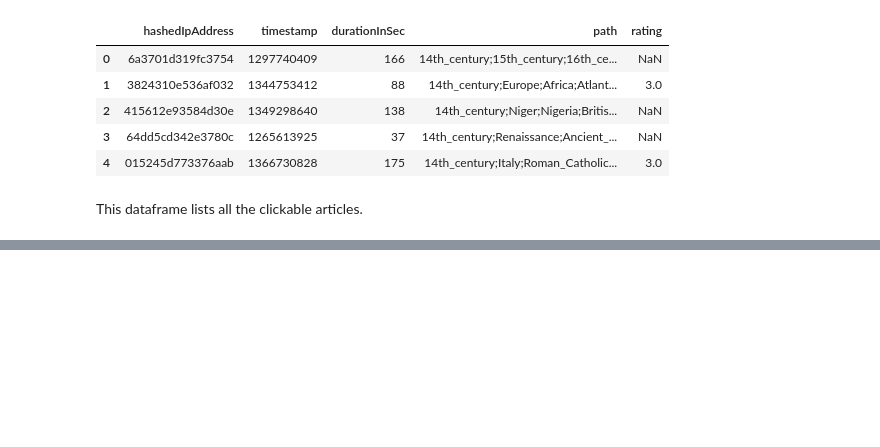
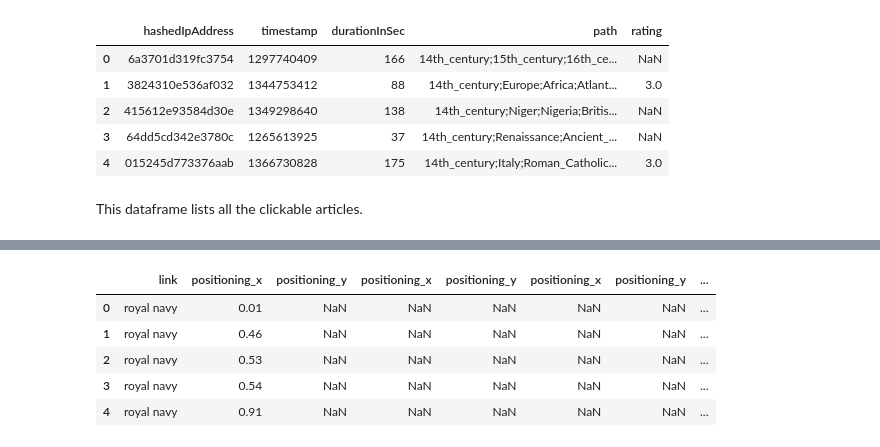
Before and after one commit to epfl-ada/ada-2022-project-theadalyzers, a Jupyter notebook: P2.ipynb, the cells around one changed output, grey strips where cells are left out. Saved outputs shown, nothing was run; the diff lists cells and outputs as text; code cells hidden in the pictures; blank space fills up the shorter version.

```diff
--- a/P2.ipynb
+++ b/P2.ipynb
@@ -313,0 +268,6 @@ ax.set_xlabel('Positioning')
+# %%
+link_positioning_dfs=[]
+for soup in soups:
+    link_positioning_dfs.append(find_links(soup))
+
+link_positioning_dfs[:5]
@@ -313,0 +345,21 @@ ax.set_xlabel('Positioning')
+# %%
+# function for all html files
+
+for df in link_positioning_dfs:
+    try:
+        df.drop(labels='#_paragraph', axis=1, inplace=True)  #need to fix this
+    except:
+        pass
+
+
+link_positioning_dfs=link_positioning_dfs[:10]
+from functools import reduce
+links_pos_dfs_merged = reduce(lambda  left,right: pd.merge(left,right,on=['link'],how='outer'), link_positioning_dfs)
+links_pos_dfs_merged.head() #need to fix this
+# %% [output]
+|  | link | positioning_x | positioning_y | positioning_x | positioning_y | positioning_x | positioning_y | ... |
+| 0 | royal navy | 0.01 | NaN | NaN | NaN | NaN | NaN | ... |
+| 1 | royal navy | 0.46 | NaN | NaN | NaN | NaN | NaN | ... |
+| 2 | royal navy | 0.53 | NaN | NaN | NaN | NaN | NaN | ... |
+| 3 | royal navy | 0.54 | NaN | NaN | NaN | NaN | NaN | ... |
+| 4 | royal navy | 0.91 | NaN | NaN | NaN | NaN | NaN | ... |
```
Also changed, not shown: parts of 59 cells of this notebook.
